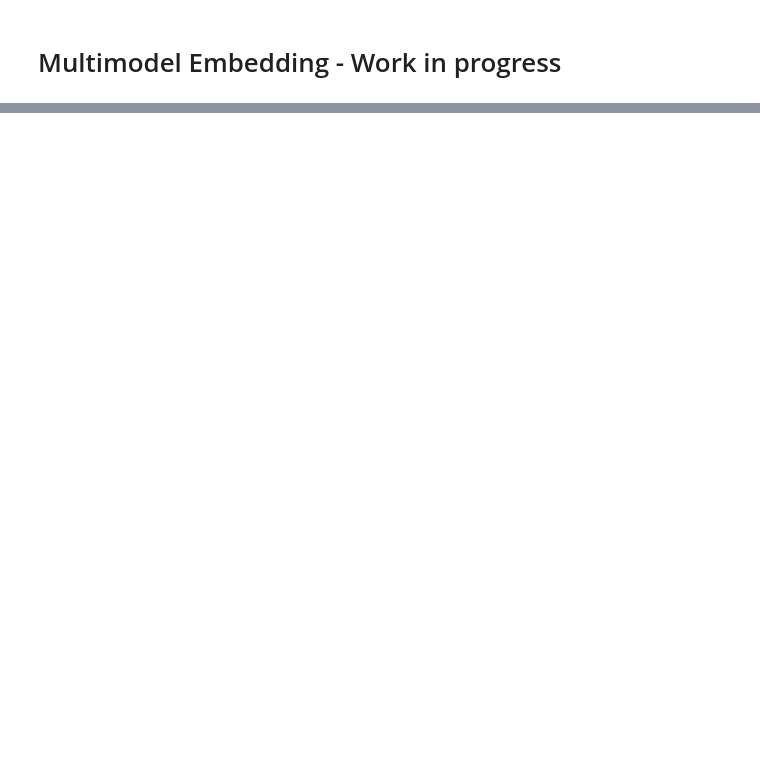
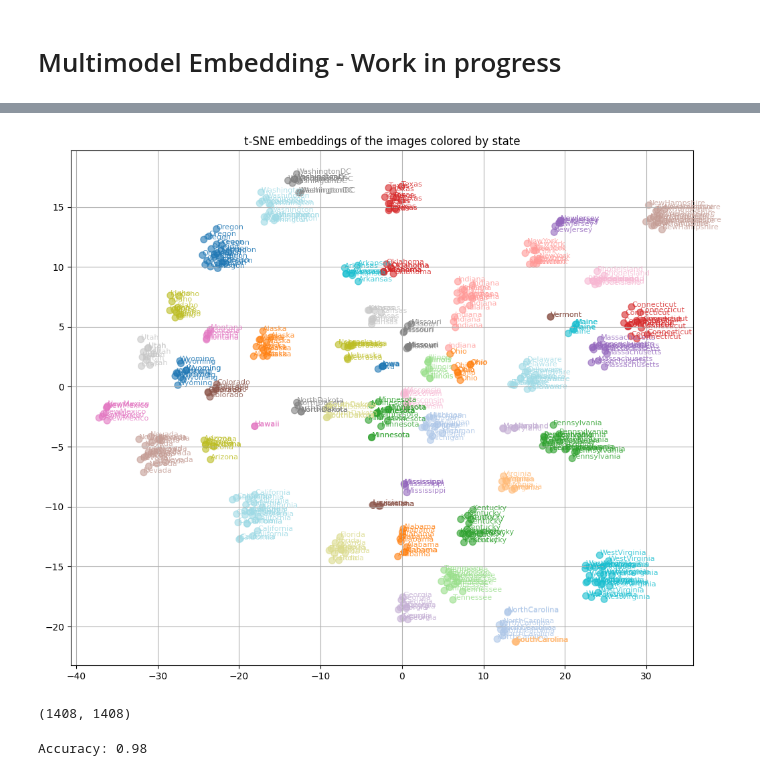
Before and after one commit to mmender2/Ai-DataScience, a Jupyter notebook: EnsLicPl.ipynb, the cells around one changed output, grey strips where cells are left out. Saved outputs shown, nothing was run; the diff lists cells and outputs as text; code cells hidden in the pictures; blank space fills up the shorter version.

```diff
--- a/EnsLicPl.ipynb
+++ b/EnsLicPl.ipynb
@@ -904,0 +983,68 @@ Time taken:  0.9994926452636719
+# %%
+import numpy as np
+import matplotlib.cm as cm
+
+# Get unique states and their count
+unique_states = list(set(image_labels))
+num_unique_states = len(unique_states)
+
+# Create a colormap with the desired number of colors
+colors = cm.tab20(np.linspace(0, 1, num_unique_states))
+
+# Create a dictionary to map each state to its corresponding color
+state_to_color = {state: color for state, color in zip(unique_states, colors)}
+
+# Map the labels to colors based on the image_labels list
+label_colors = [state_to_color[state] for state in image_labels]
+
+
+plt.figure(figsize=(12, 10))
+plt.scatter(reduced_embeddings[:, 0], reduced_embeddings[:, 1], c=label_colors, s=50, alpha=0.6)
+
+# Create a legend
+for state, color in state_to_color.items():
+    plt.plot([0], [0], color=color, label=state)
+
+# Annotate each point with its state label
+for i, state in enumerate(image_labels):
+    plt.annotate(state, (reduced_embeddings[i, 0], reduced_embeddings[i, 1]), fontsize=8,
+                 color=state_to_color[state], alpha=0.8)
+
+plt.title("t-SNE embeddings of the images colored by state")
+
+plt.grid(True)
+plt.show()
+# %% [output]
+[figure, added]
+# %%
+# Extract a single text_embedding and image_embedding from the first sample
+sample_text_embedding = all_embeddings[0]['text_embedding']
+sample_image_embedding = all_embeddings[0]['image_embedding']
+
+# Check the shape or length of these embeddings
+len_sample_text_embedding = len(sample_text_embedding)
+len_sample_image_embedding = len(sample_image_embedding)
+
+len_sample_text_embedding, len_sample_image_embedding
+# %% [output]
+(1408, 1408)
+# %%
+from sklearn.model_selection import train_test_split
+from sklearn.neighbors import KNeighborsClassifier
+from sklearn.metrics import accuracy_score
+
+# Split data into training and testing sets
+X_train, X_test, y_train, y_test = train_test_split(reduced_embeddings, image_labels, test_size=0.2, random_state=0, stratify=image_labels)
+
+# Create and train a KNN classifier
+knn_classifier = KNeighborsClassifier(n_neighbors=5)  # You can adjust the number of neighbors
+knn_classifier.fit(X_train, y_train)
+
+# Predict the states for the test data
+y_pred = knn_classifier.predict(X_test)
+
+# Calculate the accuracy of the predictions
+accuracy = accuracy_score(y_test, y_pred)
+print("Accuracy:", accuracy)
+# %% [output]
+Accuracy: 0.98
```
Also changed, not shown: parts of 24 cells of this notebook.
